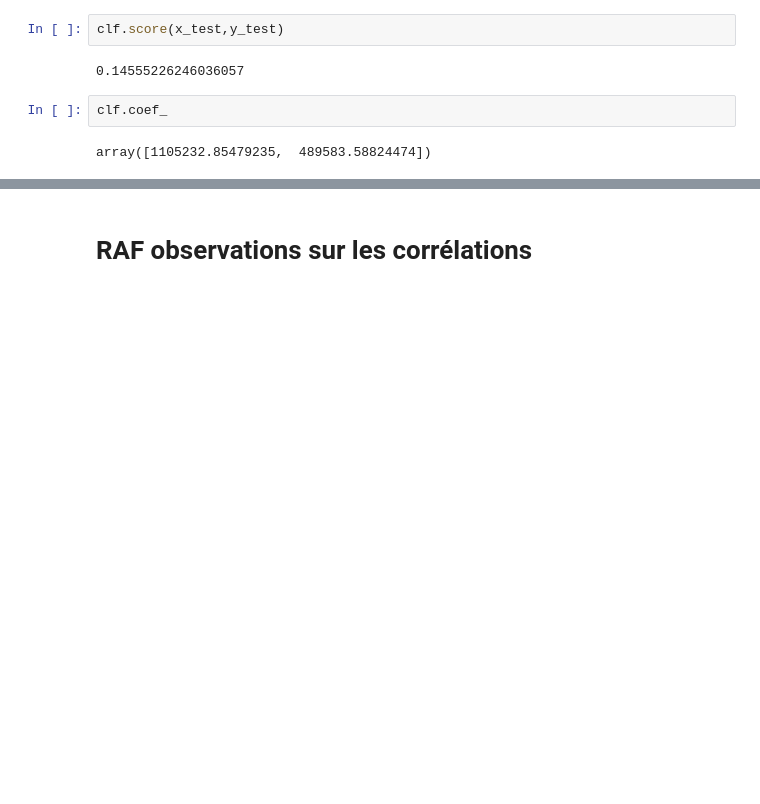
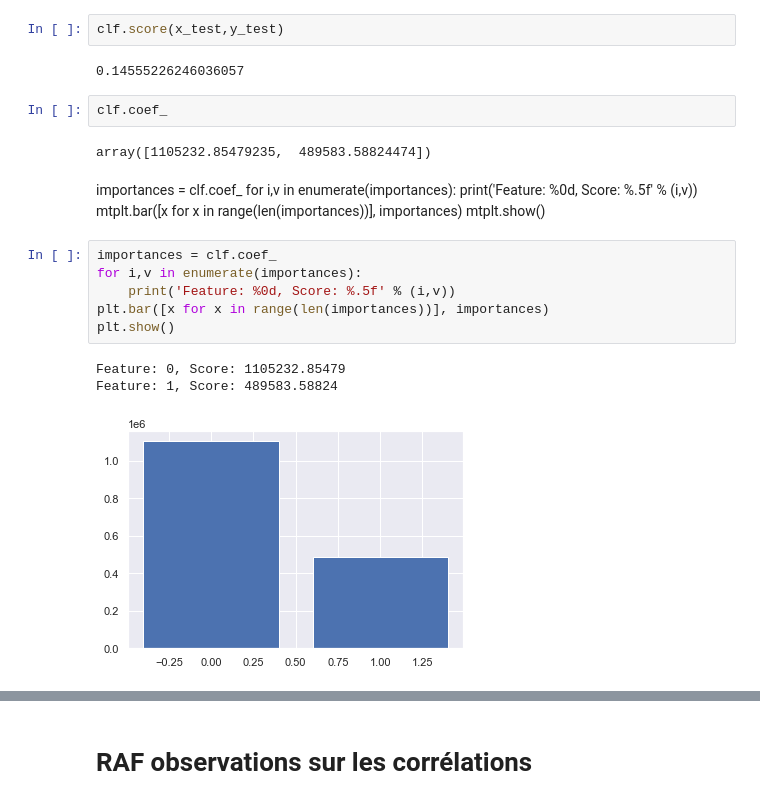
Before and after one commit to gruelg/M1-IOT-H3-PYTHON, a Jupyter notebook: Machine Learning/Mini_Projet.ipynb, the cells around one changed output, grey strips where cells are left out. Saved outputs shown, nothing was run; the diff lists cells and outputs as text; blank space fills up the shorter version.

```diff
--- a/Machine Learning/Mini_Projet.ipynb
+++ b/Machine Learning/Mini_Projet.ipynb
@@ -180,3 +184,19 @@ clf.score(x_test,y_test)
 clf.coef_
 # %% [output]
 array([1105232.85479235,  489583.58824474])
+# %% [markdown]
+importances = clf.coef_
+ for i,v in enumerate(importances):
+    print('Feature: %0d, Score: %.5f' % (i,v))
+ mtplt.bar([x for x in range(len(importances))], importances)
+mtplt.show()
+# %%
+importances = clf.coef_
+for i,v in enumerate(importances):
+    print('Feature: %0d, Score: %.5f' % (i,v))
+plt.bar([x for x in range(len(importances))], importances)
+plt.show()
+# %% [output]
+Feature: 0, Score: 1105232.85479
+Feature: 1, Score: 489583.58824
+[figure, added]
```
Also changed, not shown: parts of 4 cells of this notebook.
